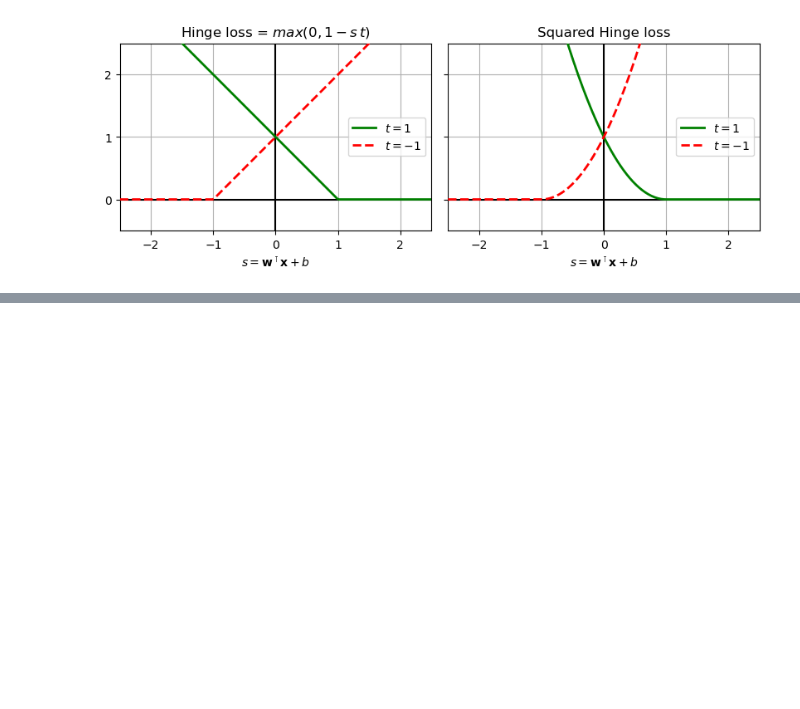
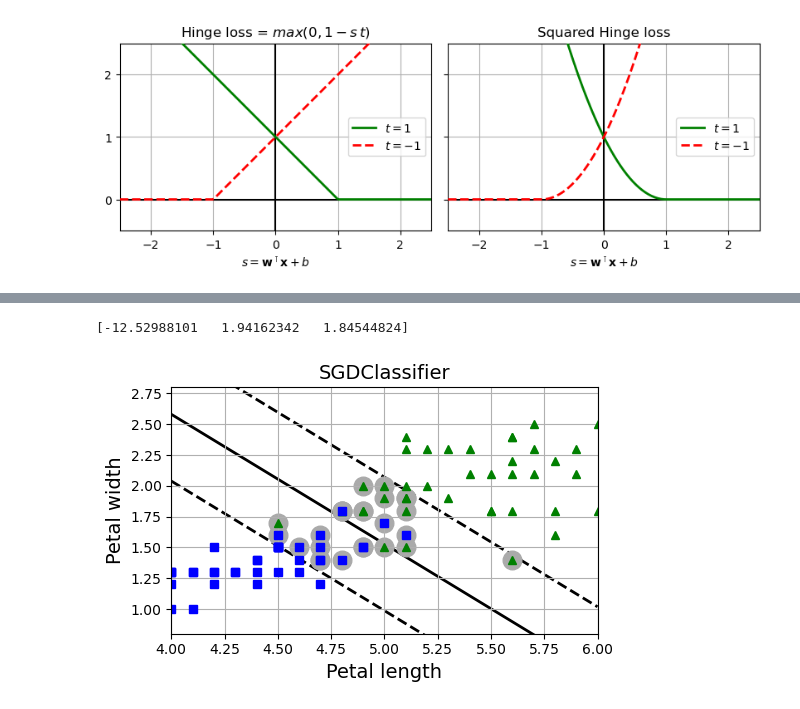
Before and after one commit to Marcusng88/machine-learning, a Jupyter notebook: Hands-on Machine Learning with Scikit-Learn,Keras & TensorFlow/Chapter5 Support Vector Machines/main.ipynb, the cells around one changed output, grey strips where cells are left out. Drawn from its saved outputs; the diff is of its cells as text; code cells hidden in the pictures; blank space fills up the shorter version.

```diff
--- a/Hands-on Machine Learning with Scikit-Learn,Keras & TensorFlow/Chapter5 Support Vector Machines/main.ipynb
+++ b/Hands-on Machine Learning with Scikit-Learn,Keras & TensorFlow/Chapter5 Support Vector Machines/main.ipynb
@@ -666,0 +785,32 @@ plt.show()
+# %%
+
+from sklearn.linear_model import SGDClassifier
+
+sgd_clf = SGDClassifier(loss="hinge", alpha=0.017, max_iter=1000, tol=1e-3,
+                        random_state=42)
+sgd_clf.fit(X, y)
+
+m = len(X)
+t = np.array(y).reshape(-1, 1) * 2 - 1  # -1 if y == 0, or +1 if y == 1
+X_b = np.c_[np.ones((m, 1)), X]  # Add bias input x0=1
+X_b_t = X_b * t
+sgd_theta = np.r_[sgd_clf.intercept_[0], sgd_clf.coef_[0]]
+print(sgd_theta)
+support_vectors_idx = (X_b_t.dot(sgd_theta) < 1).ravel()
+sgd_clf.support_vectors_ = X[support_vectors_idx]
+sgd_clf.C = C
+
+plt.figure(figsize=(5.5, 3.2))
+plt.plot(X[:, 0][yr==1], X[:, 1][yr==1], "g^")
+plt.plot(X[:, 0][yr==0], X[:, 1][yr==0], "bs")
+plot_svc_decision_boundary(sgd_clf, 4, 6)
+plt.xlabel("Petal length")
+plt.ylabel("Petal width")
+plt.title("SGDClassifier")
+plt.axis([4, 6, 0.8, 2.8])
+plt.grid()
+
+plt.show()
+# %% [output]
+[-12.52988101   1.94162342   1.84544824]
+[figure, added]
```
Also changed, not shown: parts of 8 cells of this notebook.
